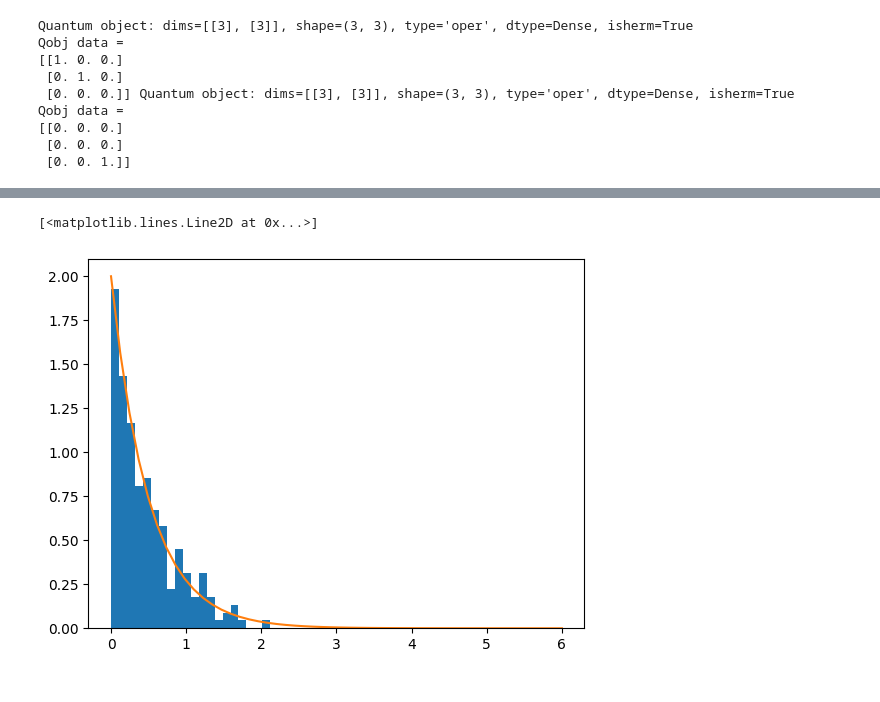
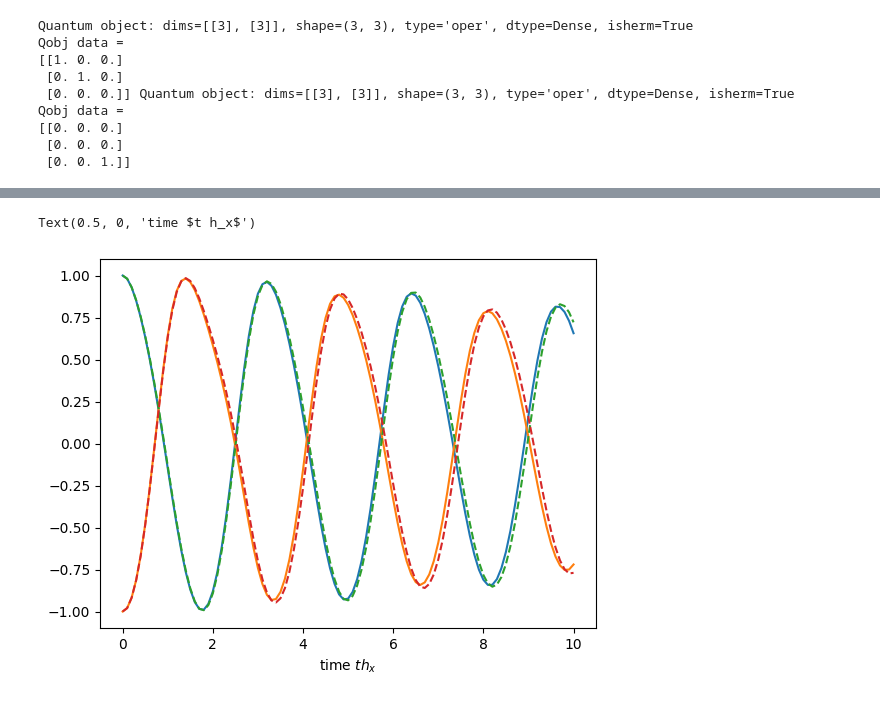
Before and after one commit to mwauters92/Non-hermitian-design, a Jupyter notebook: ClaudeIsRight.ipynb, the cells around one changed output, grey strips where cells are left out. Saved outputs shown, nothing was run; the diff lists cells and outputs as text; code cells hidden in the pictures.

```diff
--- a/ClaudeIsRight.ipynb
+++ b/ClaudeIsRight.ipynb
@@ -436,15 +443,33 @@ def poisson_times(t_f : float, rate:float):
 
     return np.array(times)
 # %%
-N=2
-h, J, Omega= 2,5, 1
-tvec = np.linspace(0,10,201)
+N=4
+h, J, Omega= 1,3, 2
+tf = 10
+nstep = 100
+tvec = np.linspace(0,tf,nstep+1)
+rate = nstep/tf
+trand = poisson_times(tf,rate)
+
+#--- full Hamiltonian with measurements
 single_body_terms = [[h, ('x', 0, 1), None],[Omega, ('x', 1, 2), None] ]
 two_body_terms=[[J,('x', 1, 2), ('x', 1, 2)]]
 H_qutrit = build_hamiltonian(N,single_body_terms, two_body_terms)
 
-psi0 = qt.tensor([qt.basis(3,n=0)]*N)
+#--- target effective Hamiltonian
+heff, lambda1, lambda2 = h, -1j*Omega**2/rate/2, -1j*J**2/rate/2
+print(f"effective paramters: lambda_1={lambda1:.2f}, lambda_2={lambda2:.2f}")
+single_body_eff = [[heff, ('x', 0, 1), None], [lambda1, ('p-', 0, 1), None] ]
+two_body_eff=[[lambda2,('p-', 0, 1), ('p-', 0, 1)]]
+H_qeff = build_hamiltonian(N,single_body_eff, two_body_eff,d=2)
+
+print(H_qutrit.isherm,H_qeff.isherm)
+psi0 = qt.basis([3]*N,n=[0,1]*2)
+psi0_eff = qt.basis([2]*N,n=[0,1]*2)
+
 Z01 = embedded_pauli('z',0,1)
+print(Z01)
 e_evo = [embed_on_site(Z01,j,N) for j in range(N)]
-
+e_evo_eff = [embed_on_site(qt.sigmaz(),j,N,d=2) for j in range(N)]
+print(qt.expect(e_evo,psi0))
 options={'progress':False}
@@ -451,4 +485,8 @@ options={'progress':False}
 # %%
 res = time_evo(H_qutrit,psi0,tvec,P,N,measured_sites=[j for j in range(N)],e_ops=e_evo,
                force_proj=True,options=options)
-res2 = time_evo(H_qutrit,psi0,tvec,P,N,measured_sites=[],e_ops=e_evo, force_proj=True,options=options)
+
+res_rand = time_evo(H_qutrit,psi0,trand,P,N,measured_sites=[j for j in range(N)],e_ops=e_evo,
+               force_proj=True,options=options)
+
+res2 = time_evo(H_qeff,psi0_eff,tvec,P,N,measured_sites=[],e_ops=e_evo_eff, options=options)
@@ -466,7 +493,13 @@ a = poisson_times(100,rate)
-# %%
-plt.hist(a[1:]-a[:-1],bins=20,density=True)
-x=np.linspace(0,6)
-plt.plot(x,np.exp(-x*rate)*rate)
-# %% [output]
-[<matplotlib.lines.Line2D at 0x...>]
-[figure, removed]
+# %%
+plt.plot(tvec,res.expect[0])
+plt.plot(tvec,res.expect[1])
+
+#plt.plot(trand,res_rand.expect[0],'-.')
+#plt.plot(trand,res_rand.expect[1],'-.')
+
+plt.plot(tvec,res2.expect[0],'--')
+plt.plot(tvec,res2.expect[1],'--')
+plt.xlabel(r"time $t h_x$")
+# %% [output]
+Text(0.5, 0, 'time $t h_x$')
+[figure, added]
```
Also changed, not shown: parts of 6 cells of this notebook.
